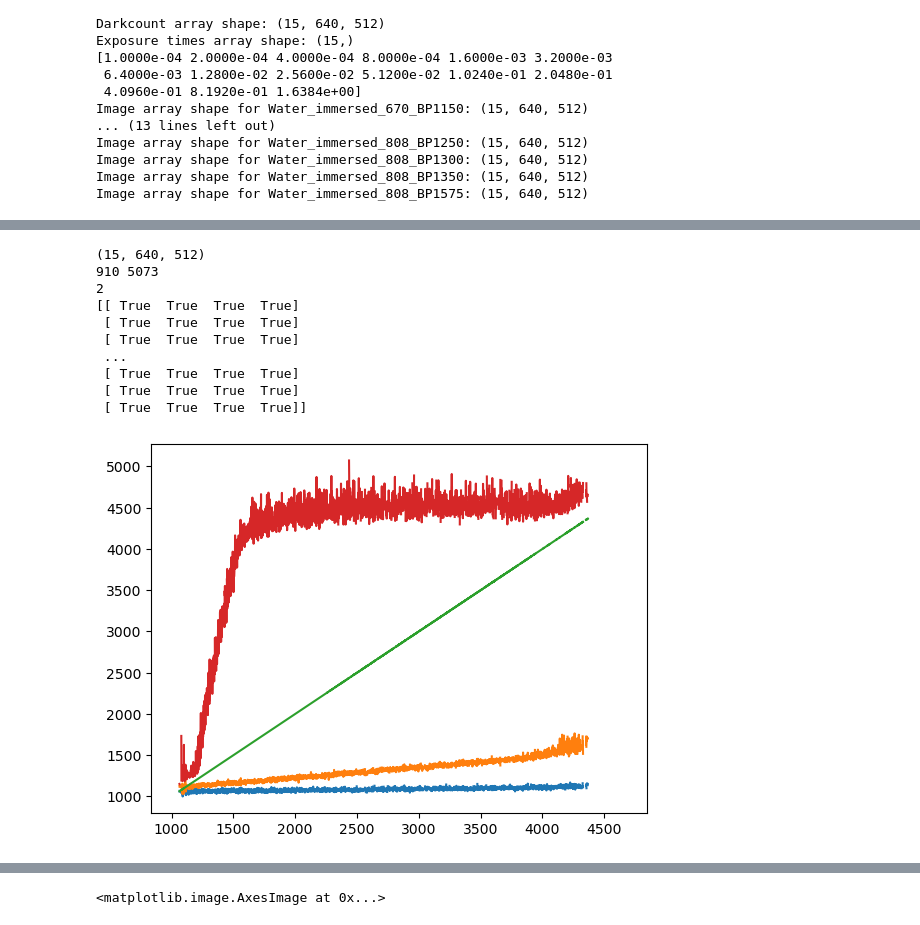
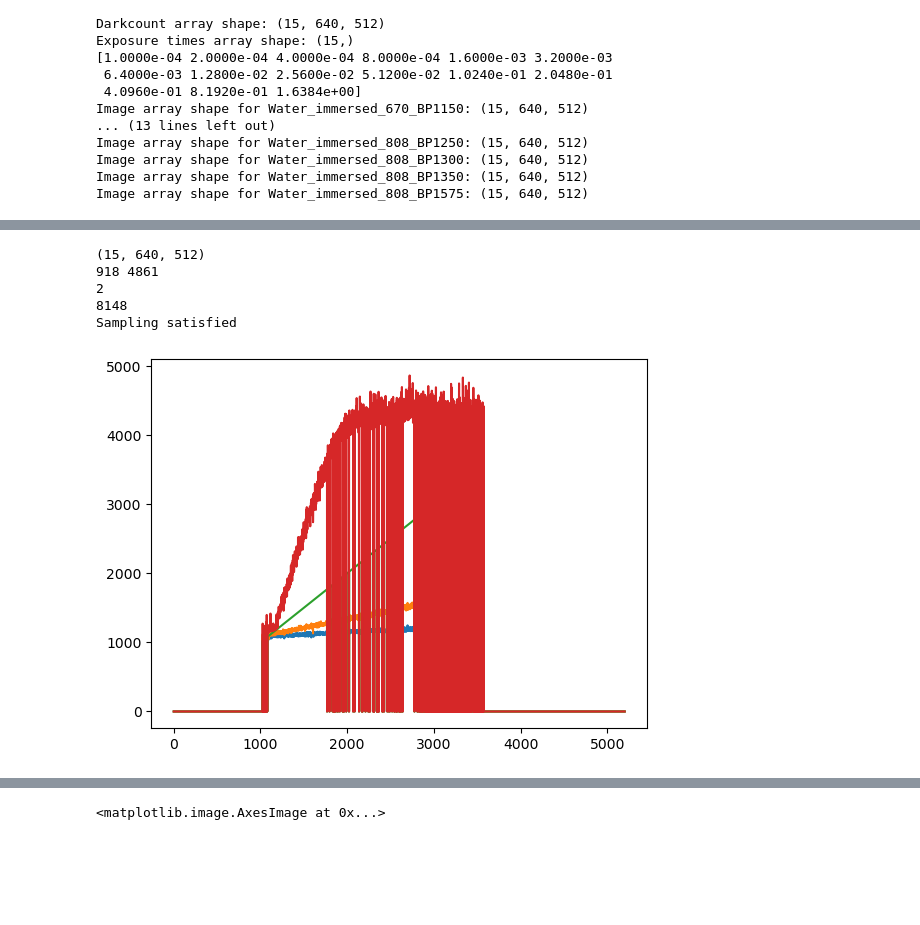
Before and after one commit to amishp42/SWIR_HDR, a Jupyter notebook: notebooks/240627_HDR_fullbitwidth/240614_HDR_fullbitwidth.ipynb, the cells around one changed output, grey strips where cells are left out. Saved outputs shown, nothing was run; the diff lists cells and outputs as text; code cells hidden in the pictures; blank space fills up the shorter version.

Commit message:
working HDR w/ one image

```diff
--- a/notebooks/240627_HDR_fullbitwidth/240614_HDR_fullbitwidth.ipynb
+++ b/notebooks/240627_HDR_fullbitwidth/240614_HDR_fullbitwidth.ipynb
@@ -451,33 +413,28 @@ for key in image_arrays.keys():
 # %%
 #Load test file
 
 rawdata = np.load("Water_immersed_760_BP1300.npy")
 print(rawdata.shape)
 
-#slice d
+#slice data
 
-rawdata = rawdata[[2,5,8,11], 0:640, 0:512]
-exposures = exposure_times[[2,5,8,11]]
+rawdata = rawdata[[3,5,7,9], 0:640, 0:512]
+exposures = exposure_times[[3,5,7,9]]
 print(np.amin(rawdata), np.amax(rawdata))
 
 #sample intensities
 
 imageIntensities=sampleIntensities(rawdata)
 
 for idx in range(0,len(exposures)):
     plt.plot(np.arange(0,5201),np.squeeze(imageIntensities[:,idx]))
 # %% [output]
 (15, 640, 512)
-910 5073
+918 4861
 2
-[[ True  True  True  True]
- [ True  True  True  True]
- [ True  True  True  True]
- ...
- [ True  True  True  True]
- [ True  True  True  True]
- [ True  True  True  True]]
+8148
+Sampling satisfied
-[figure, old version]
+[figure, new version]
 # %%
 #Compute response function
 
```
Also changed, not shown: parts of 7 cells of this notebook, 4 other files.
